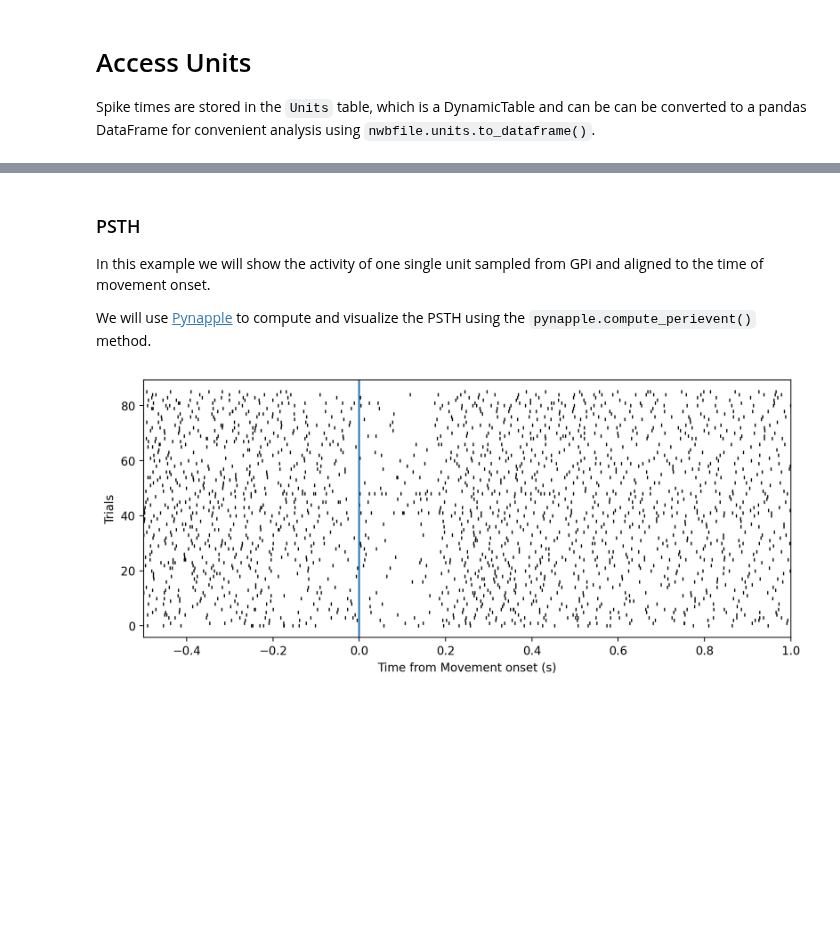
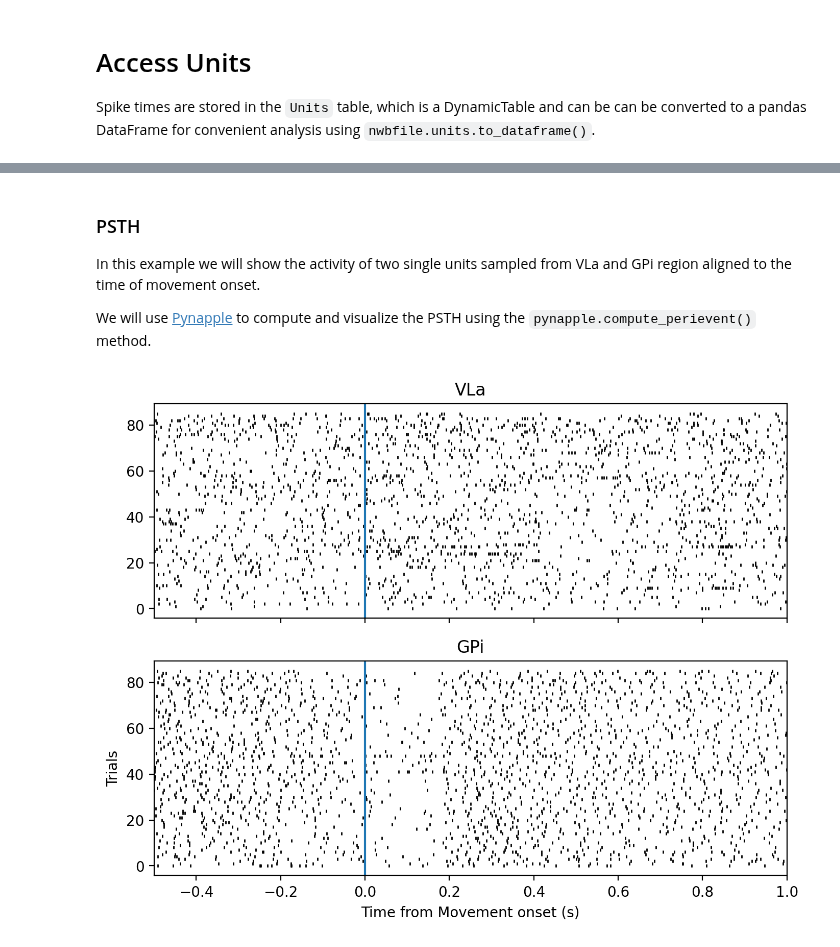
Before and after one commit to dandi/example-notebooks, a Jupyter notebook: 000947/TurnerLab/public_demo/000947_demo.ipynb, the cells around one changed output, grey strips where cells are left out. Drawn from its saved outputs; the diff is of its cells as text; code cells hidden in the pictures; blank space fills up the shorter version.

```diff
--- a/000947/TurnerLab/public_demo/000947_demo.ipynb
+++ b/000947/TurnerLab/public_demo/000947_demo.ipynb
@@ -243,38 +252,50 @@ Visit [Neurosift](https://neurosift.app/?p=/nwb&url=https://api.dandiarchive.org
 # %% [markdown]
 ### PSTH  <a name="view-PSTH"></a>
 
-In this example we will show the activity of one single unit sampled from GPi and aligned to the time of movement onset.
+In this example we will show the activity of two single units sampled from VLa and GPi region aligned to the time of movement onset.
 
 We will use [Pynapple](https://pynapple-org.github.io/pynapple/) to compute and visualize the PSTH using the `pynapple.compute_perievent()` method.
 # %%
 from matplotlib import pyplot as plt
 import pynapple as nap
 
 movement_onset_ts = nap.Ts(nwbfile.trials["movement_start_time"][:], time_units="s")
 spike_times_group = nap.TsGroup({unit_ind: nap.Ts(spikes) for unit_ind, spikes in enumerate(nwbfile.units["spike_times"])})
 
 perievent_histogram = nap.compute_perievent(
     data=spike_times_group,
     tref=movement_onset_ts,
     minmax=(-0.5, 1),
     time_unit="s",
 )
 
-fig, ax = plt.subplots(nrows=1, ncols=1, figsize=(10, 4), dpi=200)
 
-ax.plot(
-    perievent_histogram[4].to_tsd(),
+
+fig, ax = plt.subplots(nrows=2, ncols=1, figsize=(8, 6), dpi=200, sharex=True, sharey=True)
+ax[0].plot(
+    perievent_histogram[0].to_tsd(),
     "|",
     color="black",
-    markersize=3,
+    markersize=2,
 )
+ax[0].set_title(nwbfile.units[0]["location"].values[0])
+ax[0].axvline(0.0)
+
+ax[1].plot(
+    perievent_histogram[11].to_tsd(),
+    "|",
+    color="black",
+    markersize=2,
+)
+ax[1].set_title(nwbfile.units[11]["location"].values[0])
+ax[1].axvline(0.0)
+
 plt.xlabel("Time from Movement onset (s)")
 plt.ylabel("Trials")
 plt.xlim(-0.5, 1)
-plt.axvline(0.0)
 plt.show()
 # %% [output]
-[figure, old version]
+[figure, new version]
 # %% [markdown]
 We can also use [Neurosift](https://neurosift.app/?p=/nwb&url=https://api.dandiarchive.org/api/assets/2bf73c66-8534-4d9a-bee5-a42025dea7a2/download/&dandisetId=000947&dandisetVersion=draft&tab=view:PSTH|/intervals/trials&tab-time=undefined,undefined,undefined) for this visualization:
 
```
Also changed, not shown: parts of 5 cells of this notebook, 1 other file.
